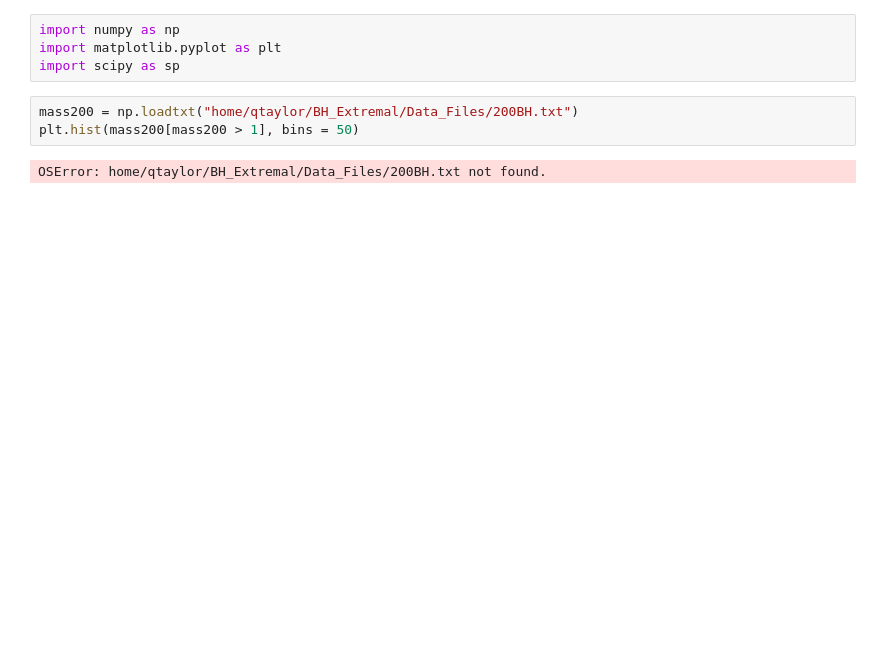
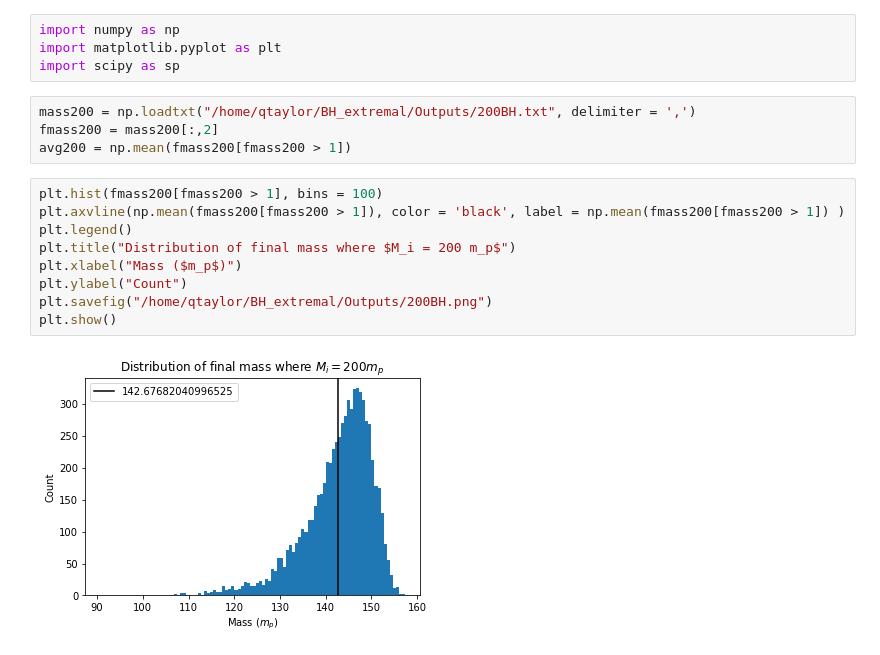
Before and after one commit to qtaylorphys/BH_Extremal, a Jupyter notebook: Analysis.ipynb, the cells around one changed output. Drawn from its saved outputs; the diff is of its cells as text; blank space fills up the shorter version.

```diff
--- a/Analysis.ipynb
+++ b/Analysis.ipynb
@@ -3,7 +3,17 @@ import numpy as np
 import matplotlib.pyplot as plt
 import scipy as sp
 # %%
-mass200 = np.loadtxt("home/qtaylor/BH_Extremal/Data_Files/200BH.txt")
-plt.hist(mass200[mass200 > 1], bins = 50)
+mass200 = np.loadtxt("/home/qtaylor/BH_extremal/Outputs/200BH.txt", delimiter = ',')
+fmass200 = mass200[:,2]
+avg200 = np.mean(fmass200[fmass200 > 1])
-# %% [output]
-OSError: home/qtaylor/BH_Extremal/Data_Files/200BH.txt not found.
+# %%
+plt.hist(fmass200[fmass200 > 1], bins = 100)
+plt.axvline(np.mean(fmass200[fmass200 > 1]), color = 'black', label = np.mean(fmass200[fmass200 > 1]) )
+plt.legend()
+plt.title("Distribution of final mass where $M_i = 200 m_p$")
+plt.xlabel("Mass ($m_p$)")
+plt.ylabel("Count")
+plt.savefig("/home/qtaylor/BH_extremal/Outputs/200BH.png")
+plt.show()
+# %% [output]
+[figure, added]
```
Also changed, not shown: parts of 8 cells of this notebook, 1 other file.
